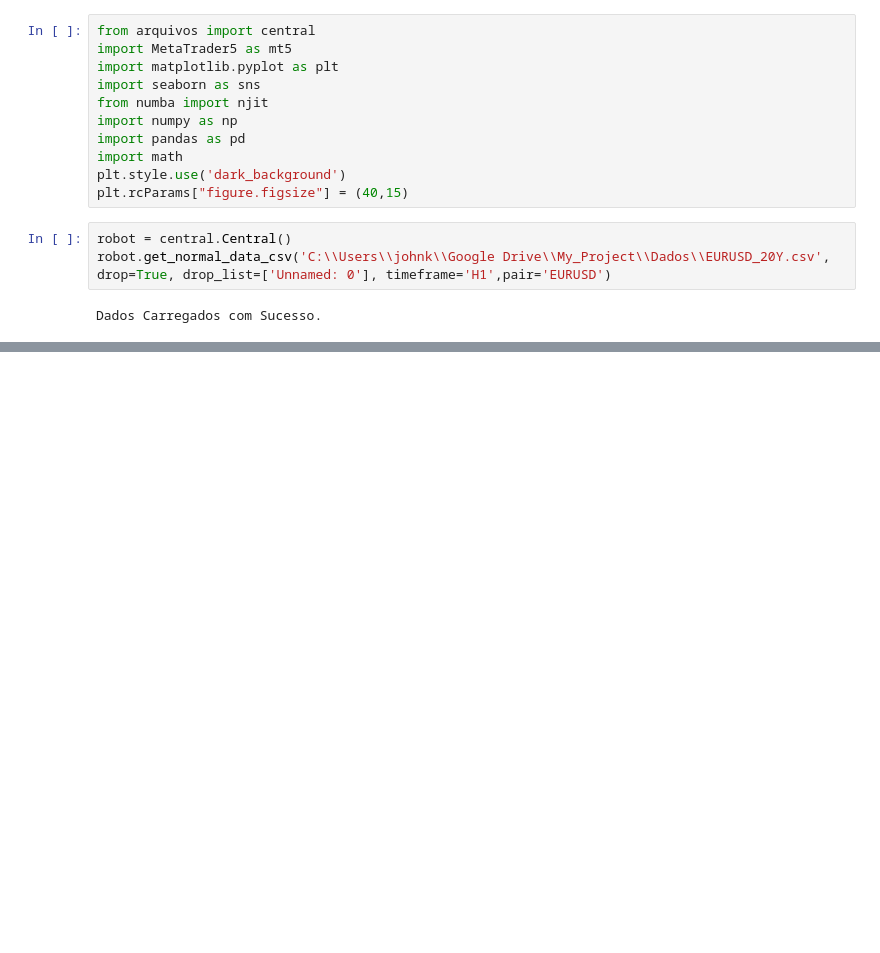
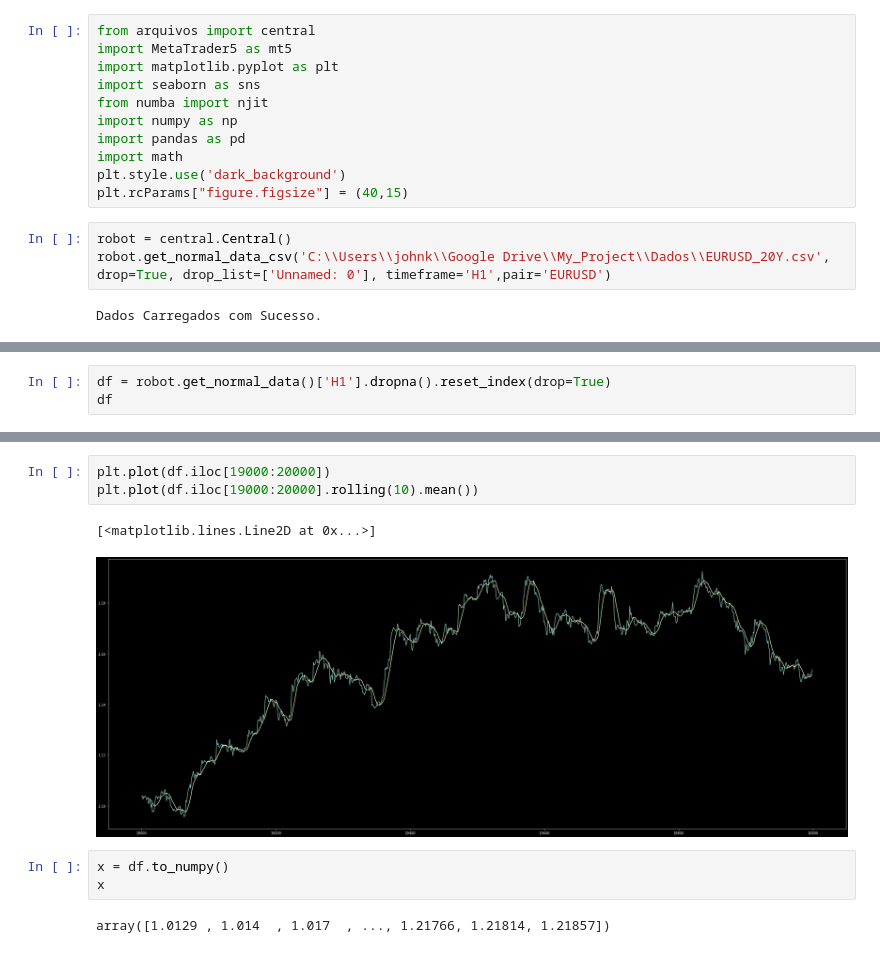
Before and after one commit to SrJMaia/backup-first-studies, a Jupyter notebook: EA/analysis.ipynb, the cells around one changed output, grey strips where cells are left out. Cells and saved outputs as stored; diff of their text form; blank space fills up the shorter version.

```diff
--- a/EA/analysis.ipynb
+++ b/EA/analysis.ipynb
@@ -422,0 +17,3 @@ False
+# %%
+df = robot.get_normal_data()['H1'].dropna().reset_index(drop=True)
+df
@@ -422,0 +33,11 @@ False
+# %%
+plt.plot(df.iloc[19000:20000])
+plt.plot(df.iloc[19000:20000].rolling(10).mean())
+# %% [output]
+[<matplotlib.lines.Line2D at 0x...>]
+[figure, added]
+# %%
+x = df.to_numpy()
+x
+# %% [output]
+array([1.0129 , 1.014  , 1.017  , ..., 1.21766, 1.21814, 1.21857])
```
Also changed, not shown: parts of 61 cells of this notebook, 2 other files.
